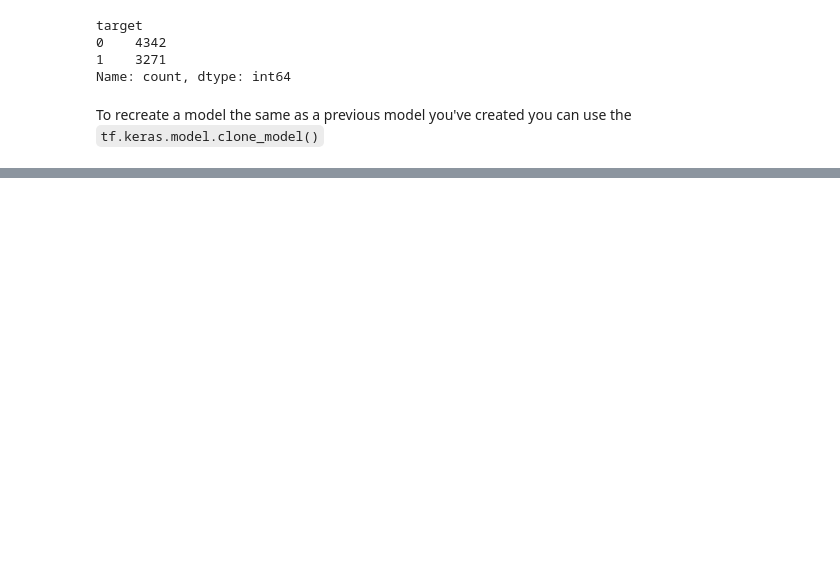
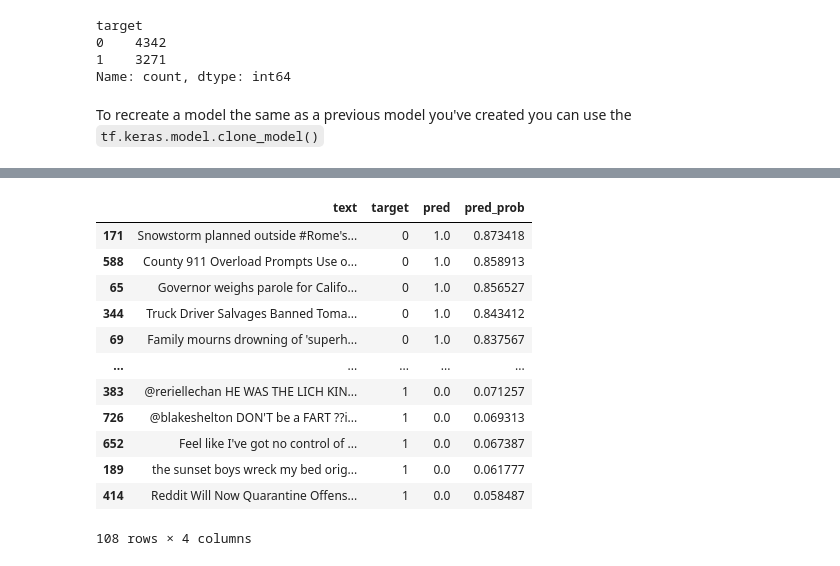
Before and after one commit to czhurdlespeed/TFDevCert, a Jupyter notebook: TFCert_Practice/08_introduction_to_nlp_in_tensorflow.ipynb, the cells around one changed output, grey strips where cells are left out. Saved outputs shown, nothing was run; the diff lists cells and outputs as text; code cells hidden in the pictures; blank space fills up the shorter version.

```diff
--- a/TFCert_Practice/08_introduction_to_nlp_in_tensorflow.ipynb
+++ b/TFCert_Practice/08_introduction_to_nlp_in_tensorflow.ipynb
@@ -1269,0 +1405,3 @@ model_7_results
+# %%
+# Create a DataFrame with validation sentences and best performing model predictions
+model_6_pretrained = tf.keras.models.load_model("08_model_6_USE_feature_extractor")
@@ -1269,0 +1420,5 @@ model_7_results
+# %%
+val_df = pd.DataFrame({"text":validation_sentences,
+                       "target":val_labels,
+                       "pred": model_6_pretrained_preds,
+                       "pred_prob": tf.squeeze(model_6_pretrained_pred_probs)})
@@ -1269,0 +1434,18 @@ model_7_results
+# %%
+# find the wrong predictions and sort by prediction probabilites
+most_wrong = val_df[val_df["target"] != val_df["pred"]].sort_values("pred_prob", ascending=False)
+most_wrong
+# %% [output]
+|  | text | target | pred | pred_prob |
+| 171 | Snowstorm planned outside #Rome's... | 0 | 1.0 | 0.873418 |
+| 588 | County 911 Overload Prompts Use o... | 0 | 1.0 | 0.858913 |
+| 65 | Governor weighs parole for Califo... | 0 | 1.0 | 0.856527 |
+| 344 | Truck Driver Salvages Banned Toma... | 0 | 1.0 | 0.843412 |
+| 69 | Family mourns drowning of 'superh... | 0 | 1.0 | 0.837567 |
+| ... | ... | ... | ... | ... |
+| 383 | @reriellechan HE WAS THE LICH KIN... | 1 | 0.0 | 0.071257 |
+| 726 | @blakeshelton DON'T be a FART ??i... | 1 | 0.0 | 0.069313 |
+| 652 | Feel like I've got no control of ... | 1 | 0.0 | 0.067387 |
+| 189 | the sunset boys wreck my bed orig... | 1 | 0.0 | 0.061777 |
+| 414 | Reddit Will Now Quarantine Offens... | 1 | 0.0 | 0.058487 |
+108 rows × 4 columns
```
Also changed, not shown: parts of 96 cells of this notebook.
